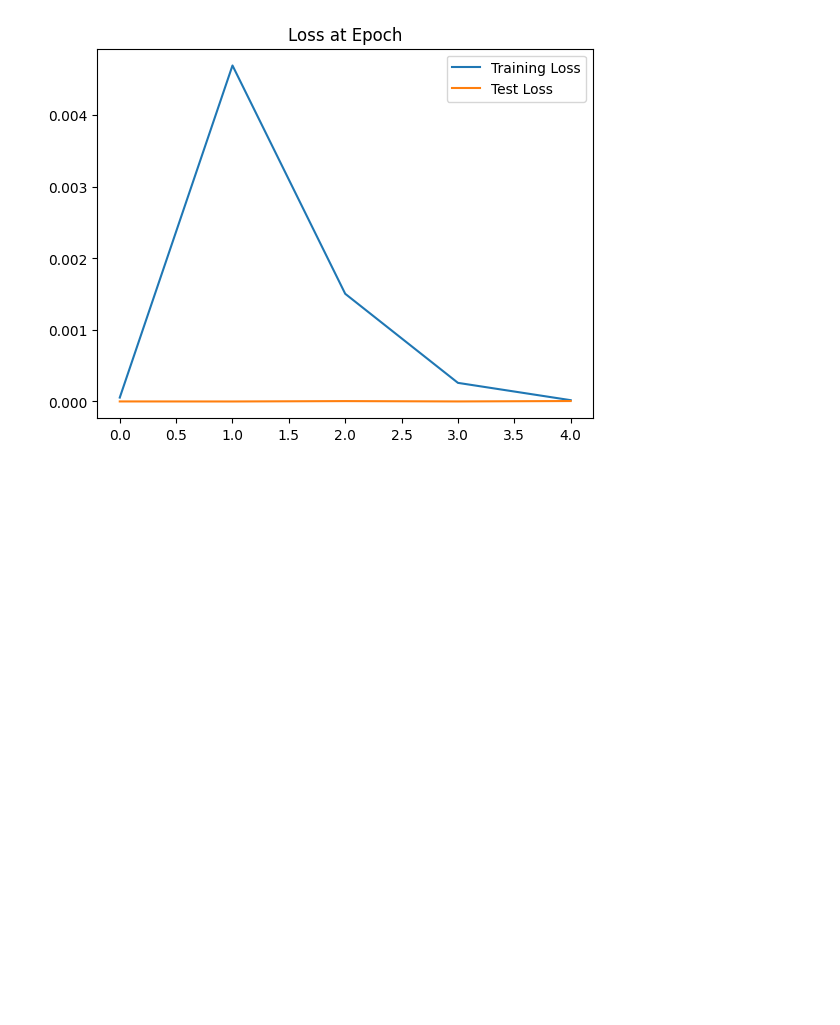
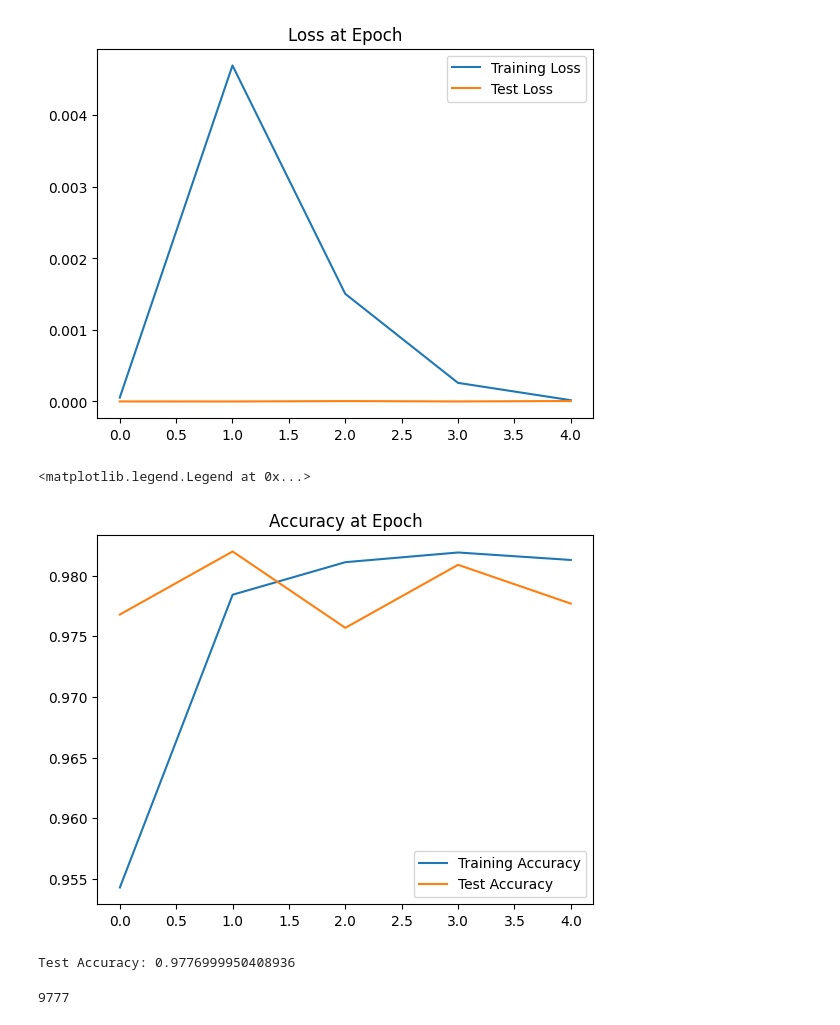
Before and after one commit to russellw999/.github.io, a Jupyter notebook: CNN.ipynb, the cells around one changed output. Cells and saved outputs as stored; diff of their text form; code cells hidden in the pictures; blank space fills up the shorter version.

Commit message:
completed Video 18 graphing train and test results

```diff
--- a/CNN.ipynb
+++ b/CNN.ipynb
@@ -278,3 +278,12 @@ plt.legend()
 # %% [output]
 <matplotlib.legend.Legend at 0x...>
 [figure]
+# %%
+# graph the accuracy at the end of each epoch
+plt.plot([t/len(train_loader.dataset) for t in train_correct], label='Training Accuracy')
+plt.plot([t/len(test_loader.dataset) for t in test_correct], label='Test Accuracy')
+plt.title('Accuracy at Epoch')
+plt.legend()
+# %% [output]
+<matplotlib.legend.Legend at 0x...>
+[figure, added]
@@ -280,0 +292,14 @@ plt.legend()
+# %%
+with torch.no_grad():
+  correct = 0
+  for b, (X_test, y_test) in enumerate(test_load_everything):
+    y_val = model(X_test)
+    predicted = torch.max(y_val.data, 1)[1]
+    correct += (predicted == y_test).sum()
+  print(f'Test Accuracy: {correct/len(test_load_everything.dataset)}')
+# %% [output]
+Test Accuracy: 0.9776999950408936
+# %%
+correct.item()
+# %% [output]
+9777
```
Also changed, not shown: parts of 1 cell of this notebook.
